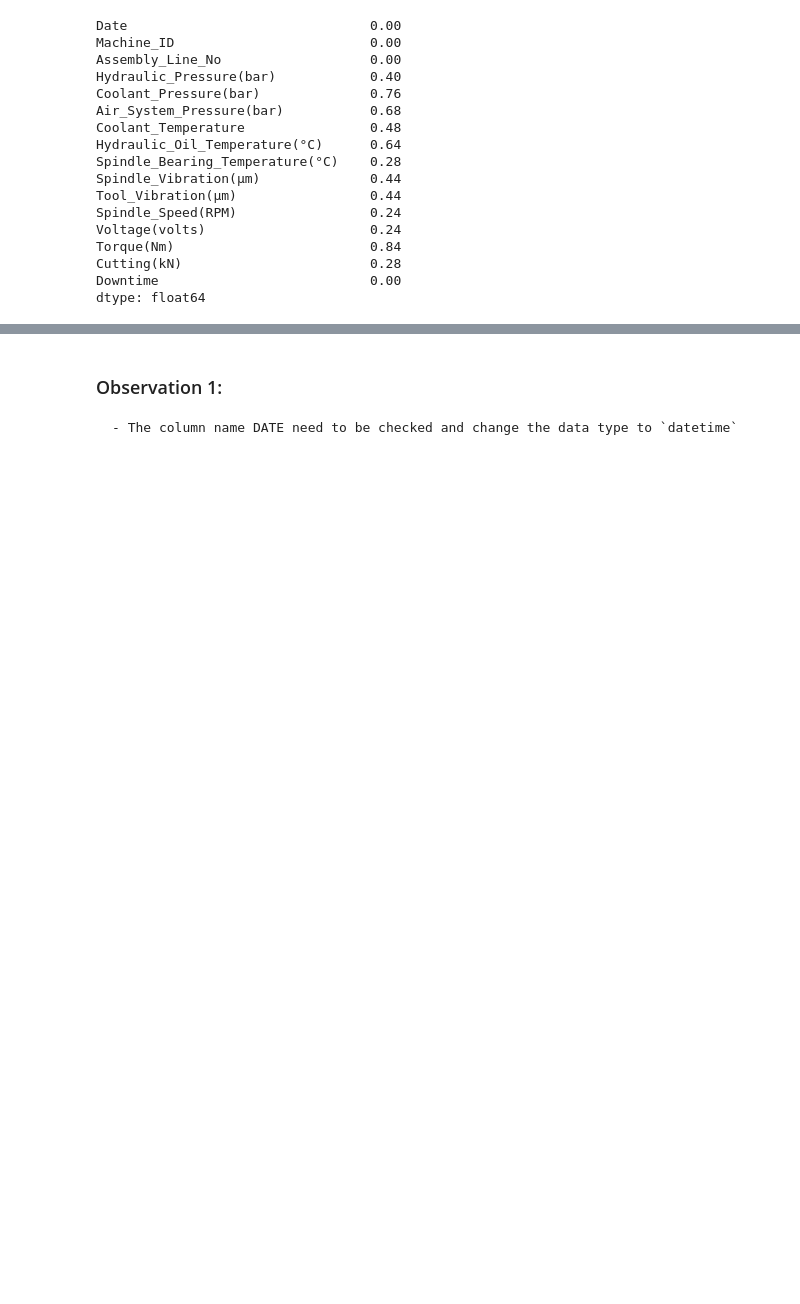
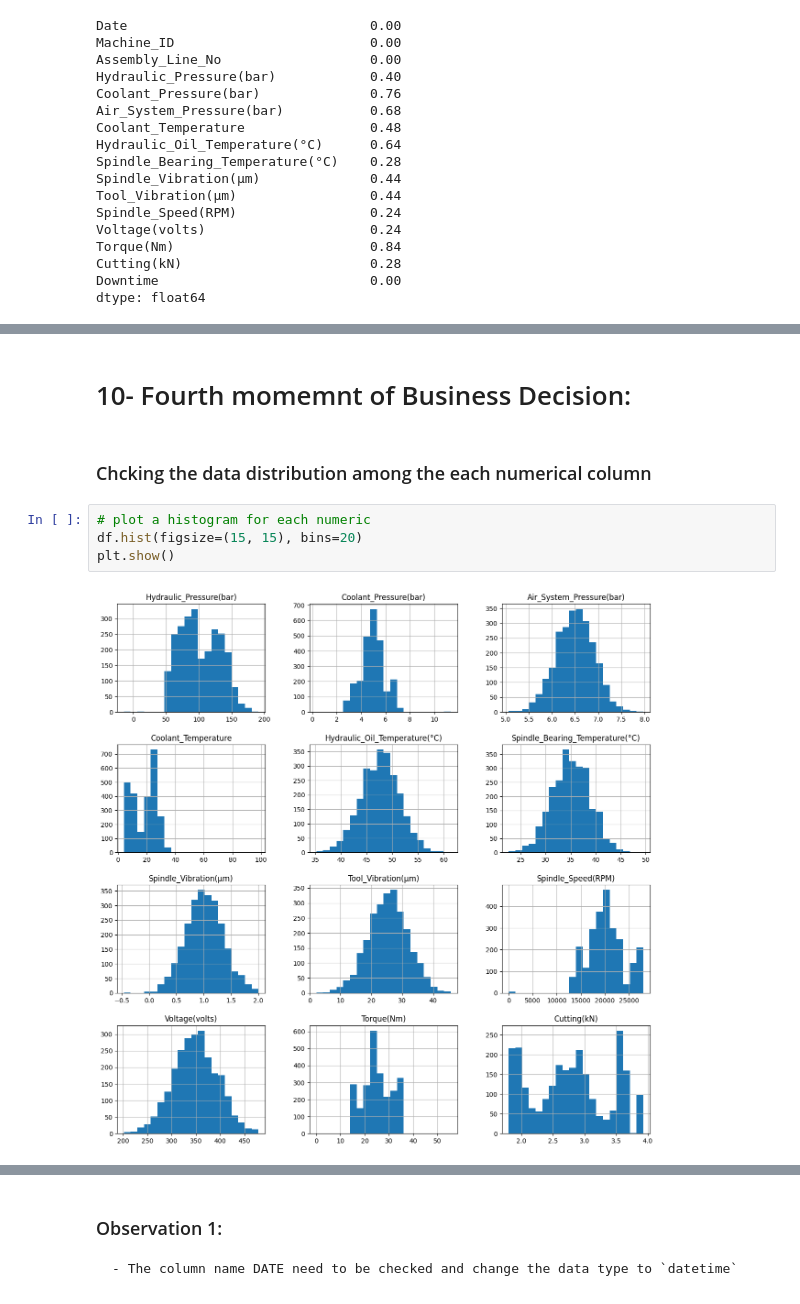
Before and after one commit to raoalitalha/git_hub_practice, a Jupyter notebook: eda.ipynb, the cells around one changed output, grey strips where cells are left out. Cells and saved outputs as stored; diff of their text form; blank space fills up the shorter version.

```diff
--- a/eda.ipynb
+++ b/eda.ipynb
@@ -146,0 +581,10 @@ df.describe()
+# %% [markdown]
+# 10- Fourth momemnt of Business Decision:
+# %% [markdown]
+### Chcking the data distribution among the each numerical column
+# %%
+# plot a histogram for each numeric
+df.hist(figsize=(15, 15), bins=20)
+plt.show()
+# %% [output]
+[figure, added]
```
Also changed, not shown: parts of 164 cells of this notebook, 11 other files.
